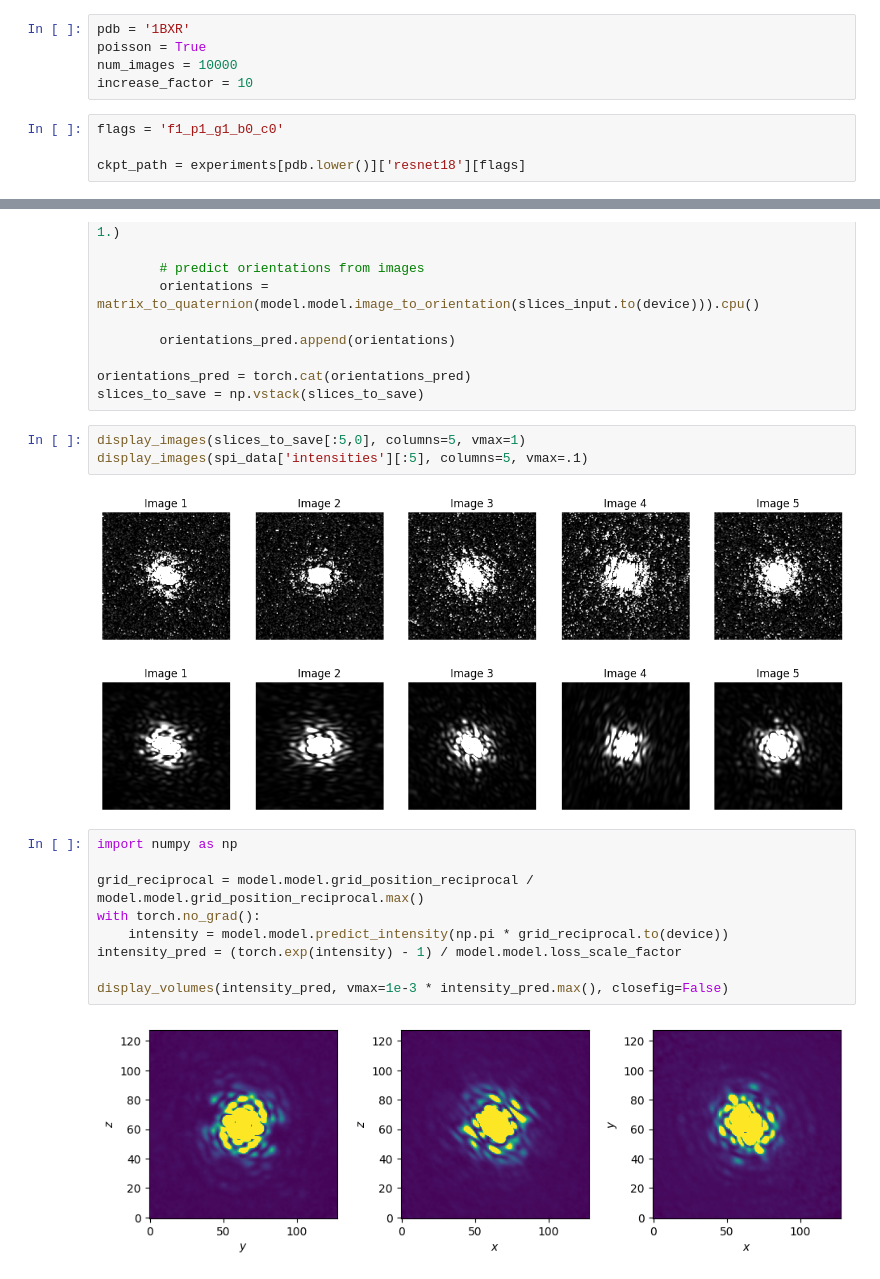
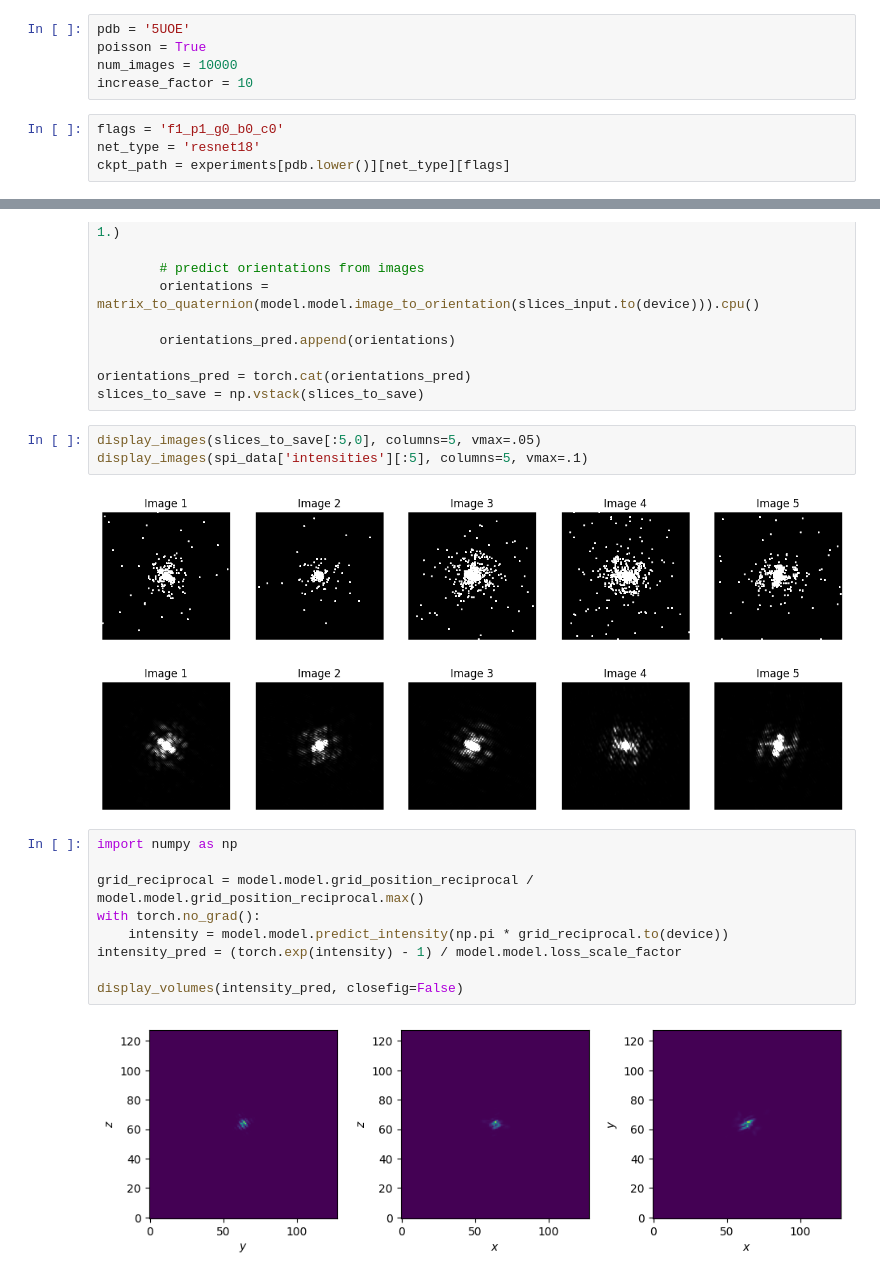
Before and after one commit to zhantaochen/neurorient, a Jupyter notebook: prepare_spinifel.ipynb, the cells around one changed output, grey strips where cells are left out. Cells and saved outputs as stored; diff of their text form.

```diff
--- a/prepare_spinifel.ipynb
+++ b/prepare_spinifel.ipynb
@@ -39,14 +39,14 @@ from neurorient.utils_config import prepare_dataset, flags_long2short
 with open('/pscratch/sd/z/zhantao/neurorient_repo/experiments/experiments.yaml') as f:
     experiments = yaml.safe_load(f)
 # %%
-pdb = '1BXR'
+pdb = '5UOE'
 poisson = True
 num_images = 10000
 increase_factor = 10
 # %%
-flags = 'f1_p1_g1_b0_c0'
-
-ckpt_path = experiments[pdb.lower()]['resnet18'][flags]
+flags = 'f1_p1_g0_b0_c0'
+net_type = 'resnet18'
+ckpt_path = experiments[pdb.lower()][net_type][flags]
 # %%
 with open(os.path.join(os.path.dirname(os.path.dirname(ckpt_path)), 'input.yaml'), 'r') as fh:
     config_dict = yaml.safe_load(fh)
@@ -105,22 +104,22 @@ with torch.no_grad():
 orientations_pred = torch.cat(orientations_pred)
 slices_to_save = np.vstack(slices_to_save)
 # %%
-display_images(slices_to_save[:5,0], columns=5, vmax=1)
+display_images(slices_to_save[:5,0], columns=5, vmax=.05)
 display_images(spi_data['intensities'][:5], columns=5, vmax=.1)
 # %% [output]
-[figure, old version]
+[figure, new version]
-[figure, old version]
+[figure, new version]
 # %%
 import numpy as np
 
 grid_reciprocal = model.model.grid_position_reciprocal / model.model.grid_position_reciprocal.max()
 with torch.no_grad():
     intensity = model.model.predict_intensity(np.pi * grid_reciprocal.to(device))
 intensity_pred = (torch.exp(intensity) - 1) / model.model.loss_scale_factor
 
-display_volumes(intensity_pred, vmax=1e-3 * intensity_pred.max(), closefig=False)
+display_volumes(intensity_pred, closefig=False)
 # %% [output]
-[figure, old version]
+[figure, new version]
 # %%
 phase_retriever = PhaseRetriever(n_phase_loops=100, beta_HIO=0.3, beta_DM=0.3, shrink_wrap_method='max')
 rho_phased, support_phased = phase_retriever.phase(intensity_pred.clip(intensity_pred.max() * 1e-5).sqrt().to(device))
```
Also changed, not shown: parts of 5 cells of this notebook, 18 other files.
